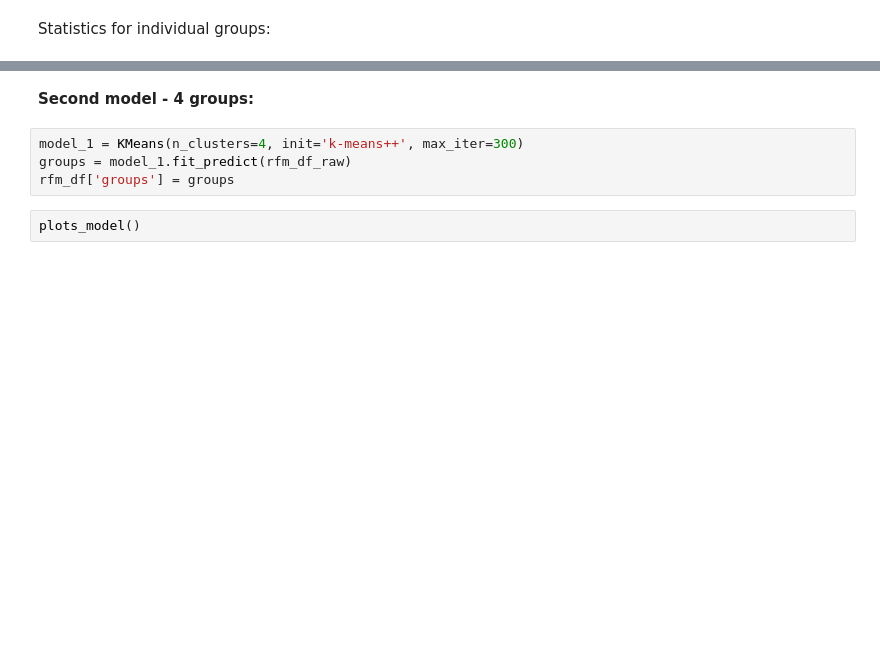
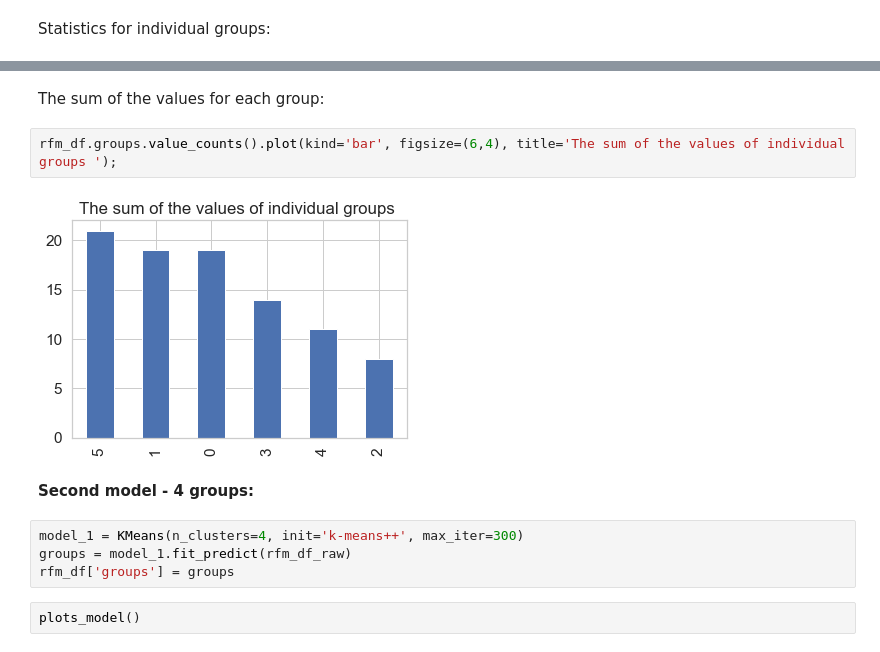
Before and after one commit to aniass/Customer-segmentation, a Jupyter notebook: Customer_segmentation.ipynb, the cells around one changed output, grey strips where cells are left out. Cells and saved outputs as stored; diff of their text form; blank space fills up the shorter version.

```diff
--- a/Customer_segmentation.ipynb
+++ b/Customer_segmentation.ipynb
@@ -455,3 +459,9 @@ rfm_df.groupby('groups').agg(['mean'])
+# %% [markdown]
+The sum of the values for each group:
+# %%
+rfm_df.groups.value_counts().plot(kind='bar', figsize=(6,4), title='The sum of the values of individual groups ');
+# %% [output]
+[figure, added]
 # %% [markdown]
 **Second model - 4 groups:**
 # %%
```
Also changed, not shown: parts of 20 cells of this notebook.
